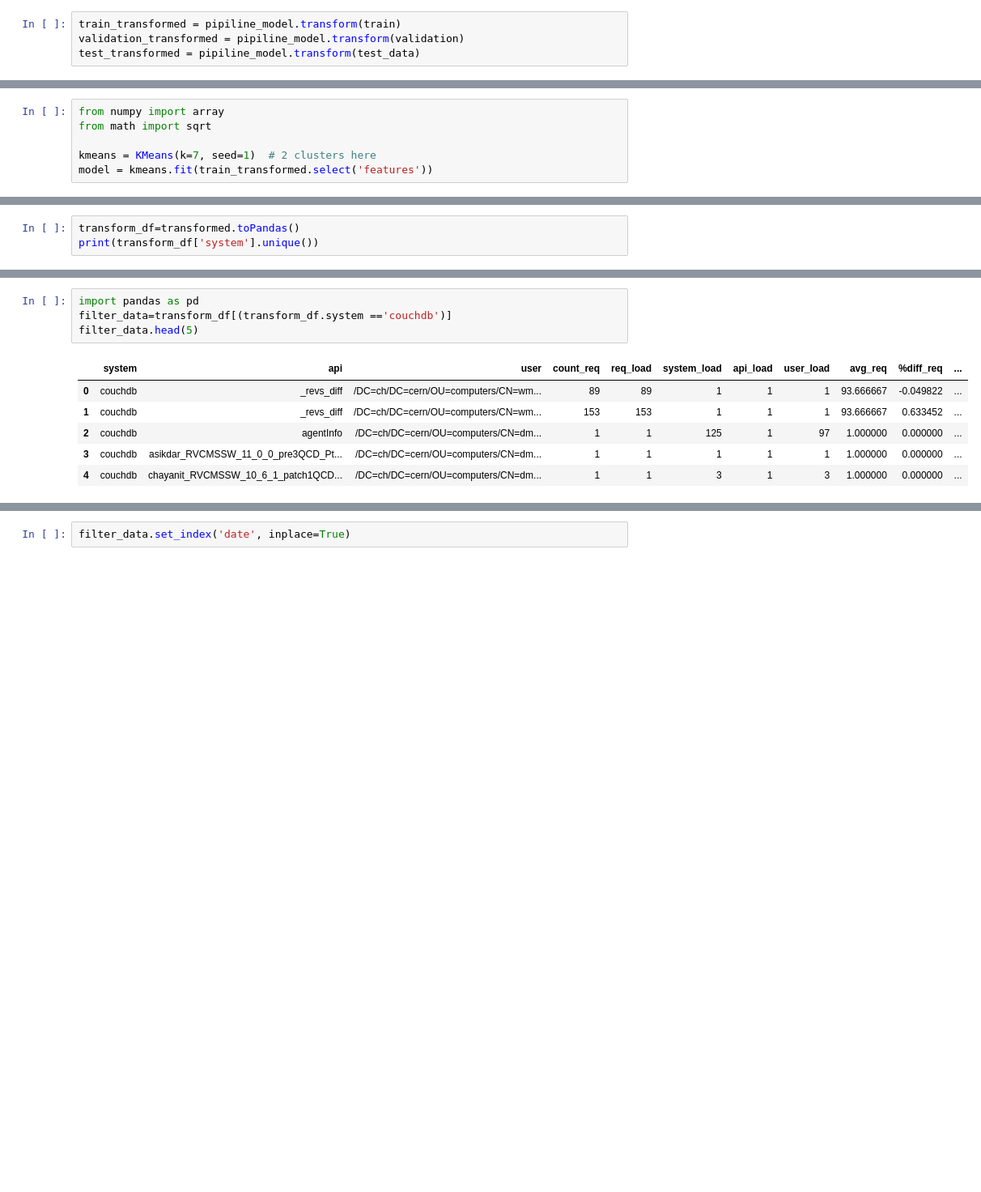
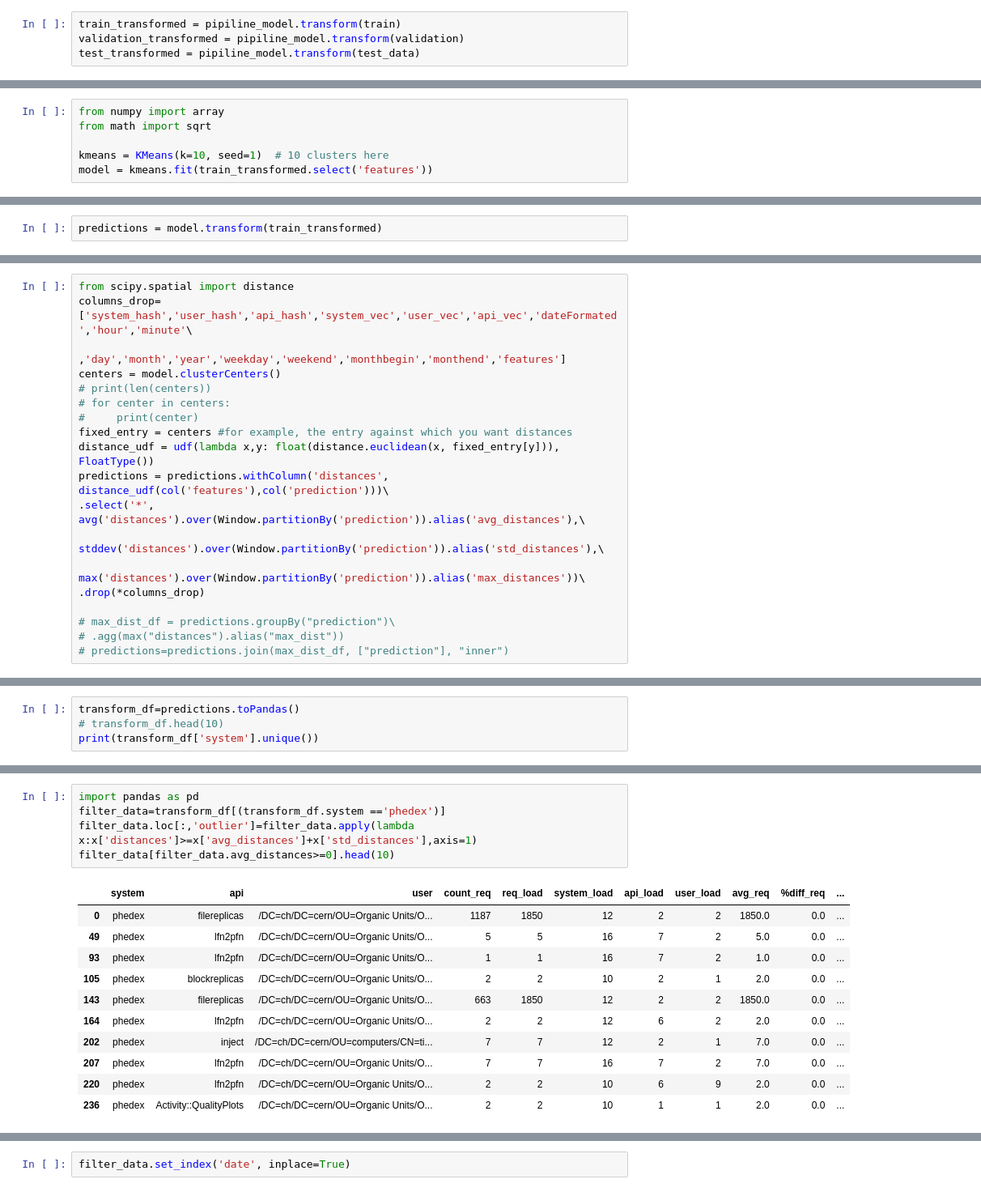
Before and after one commit to operationalintelligence/EmailAlertingSystem, a Jupyter notebook: StreamingNotebook/KMeansClustering.ipynb, the cells around one changed output, grey strips where cells are left out. Shown at 81% size. Saved outputs shown, nothing was run; the diff lists cells and outputs as text; blank space fills up the shorter version.

```diff
--- a/StreamingNotebook/KMeansClustering.ipynb
+++ b/StreamingNotebook/KMeansClustering.ipynb
@@ -277,5 +261,5 @@ Text(0,0.5,'cost')
 from numpy import array
 from math import sqrt
 
-kmeans = KMeans(k=7, seed=1)  # 2 clusters here
+kmeans = KMeans(k=10, seed=1)  # 10 clusters here
 model = kmeans.fit(train_transformed.select('features'))
@@ -284,0 +266,2 @@ transformed = model.transform(train_transformed).drop('features')
+# %%
+predictions = model.transform(train_transformed)
@@ -284,0 +284,19 @@ transformed = model.transform(train_transformed).drop('features')
+# %%
+from scipy.spatial import distance
+columns_drop=['system_hash','user_hash','api_hash','system_vec','user_vec','api_vec','dateFormated','hour','minute'\
+             ,'day','month','year','weekday','weekend','monthbegin','monthend','features']
+centers = model.clusterCenters()
+# print(len(centers))
+# for center in centers:
+#     print(center)
+fixed_entry = centers #for example, the entry against which you want distances
+distance_udf = udf(lambda x,y: float(distance.euclidean(x, fixed_entry[y])), FloatType())
+predictions = predictions.withColumn('distances', distance_udf(col('features'),col('prediction')))\
+.select('*', avg('distances').over(Window.partitionBy('prediction')).alias('avg_distances'),\
+       stddev('distances').over(Window.partitionBy('prediction')).alias('std_distances'),\
+       max('distances').over(Window.partitionBy('prediction')).alias('max_distances'))\
+.drop(*columns_drop)
+
+# max_dist_df = predictions.groupBy("prediction")\
+# .agg(max("distances").alias("max_dist"))
+# predictions=predictions.join(max_dist_df, ["prediction"], "inner")
@@ -285,4 +359,5 @@ transformed = model.transform(train_transformed).drop('features')
 # %%
-transform_df=transformed.toPandas()
+transform_df=predictions.toPandas()
+# transform_df.head(10)
 print(transform_df['system'].unique())
 # %% [output]
@@ -295,11 +366,17 @@ transform_df.shape
 # %%
 import pandas as pd
-filter_data=transform_df[(transform_df.system =='couchdb')]
-filter_data.head(5)
+filter_data=transform_df[(transform_df.system =='phedex')]
+filter_data.loc[:,'outlier']=filter_data.apply(lambda x:x['distances']>=x['avg_distances']+x['std_distances'],axis=1)
+filter_data[filter_data.avg_distances>=0].head(10)
 # %% [output]
 |  | system | api | user | count_req | req_load | system_load | api_load | user_load | avg_req | %diff_req | ... |
-| 0 | couchdb | _revs_diff | /DC=ch/DC=cern/OU=computers/CN=wm... | 89 | 89 | 1 | 1 | 1 | 93.666667 | -0.049822 | ... |
-| 1 | couchdb | _revs_diff | /DC=ch/DC=cern/OU=computers/CN=wm... | 153 | 153 | 1 | 1 | 1 | 93.666667 | 0.633452 | ... |
-| 2 | couchdb | agentInfo | /DC=ch/DC=cern/OU=computers/CN=dm... | 1 | 1 | 125 | 1 | 97 | 1.000000 | 0.000000 | ... |
-| 3 | couchdb | asikdar_RVCMSSW_11_0_0_pre3QCD_Pt... | /DC=ch/DC=cern/OU=computers/CN=dm... | 1 | 1 | 1 | 1 | 1 | 1.000000 | 0.000000 | ... |
-| 4 | couchdb | chayanit_RVCMSSW_10_6_1_patch1QCD... | /DC=ch/DC=cern/OU=computers/CN=dm... | 1 | 1 | 3 | 1 | 3 | 1.000000 | 0.000000 | ... |
+| 0 | phedex | filereplicas | /DC=ch/DC=cern/OU=Organic Units/O... | 1187 | 1850 | 12 | 2 | 2 | 1850.0 | 0.0 | ... |
+| 49 | phedex | lfn2pfn | /DC=ch/DC=cern/OU=Organic Units/O... | 5 | 5 | 16 | 7 | 2 | 5.0 | 0.0 | ... |
+| 93 | phedex | lfn2pfn | /DC=ch/DC=cern/OU=Organic Units/O... | 1 | 1 | 16 | 7 | 2 | 1.0 | 0.0 | ... |
+| 105 | phedex | blockreplicas | /DC=ch/DC=cern/OU=Organic Units/O... | 2 | 2 | 10 | 2 | 1 | 2.0 | 0.0 | ... |
+| 143 | phedex | filereplicas | /DC=ch/DC=cern/OU=Organic Units/O... | 663 | 1850 | 12 | 2 | 2 | 1850.0 | 0.0 | ... |
+| 164 | phedex | lfn2pfn | /DC=ch/DC=cern/OU=Organic Units/O... | 2 | 2 | 12 | 6 | 2 | 2.0 | 0.0 | ... |
+| 202 | phedex | inject | /DC=ch/DC=cern/OU=computers/CN=ti... | 7 | 7 | 12 | 2 | 1 | 7.0 | 0.0 | ... |
+| 207 | phedex | lfn2pfn | /DC=ch/DC=cern/OU=Organic Units/O... | 7 | 7 | 16 | 7 | 2 | 7.0 | 0.0 | ... |
+| 220 | phedex | lfn2pfn | /DC=ch/DC=cern/OU=Organic Units/O... | 2 | 2 | 10 | 6 | 9 | 2.0 | 0.0 | ... |
+| 236 | phedex | Activity::QualityPlots | /DC=ch/DC=cern/OU=Organic Units/O... | 2 | 2 | 10 | 1 | 1 | 2.0 | 0.0 | ... |
```
Also changed, not shown: parts of 41 cells of this notebook.
